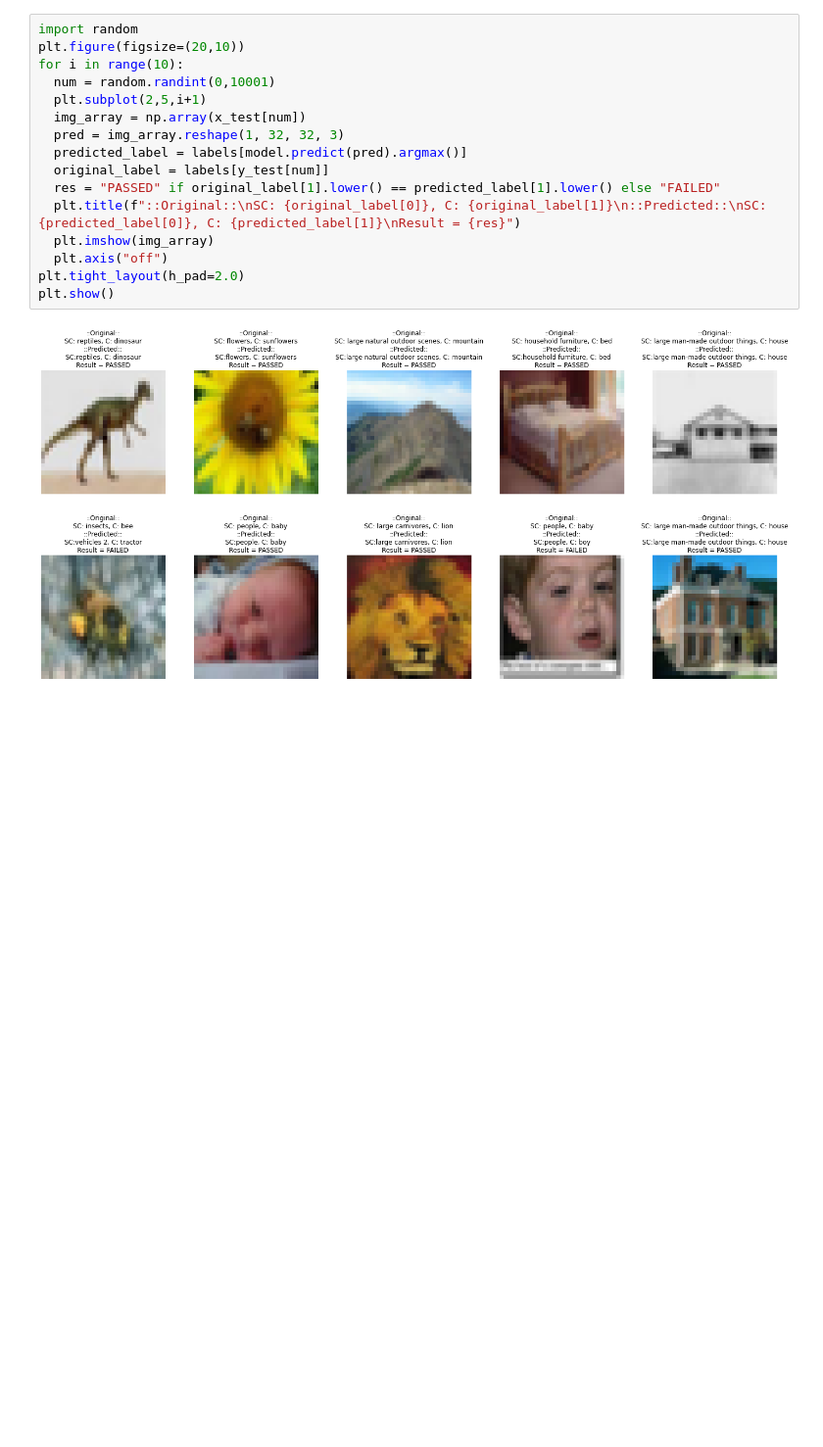
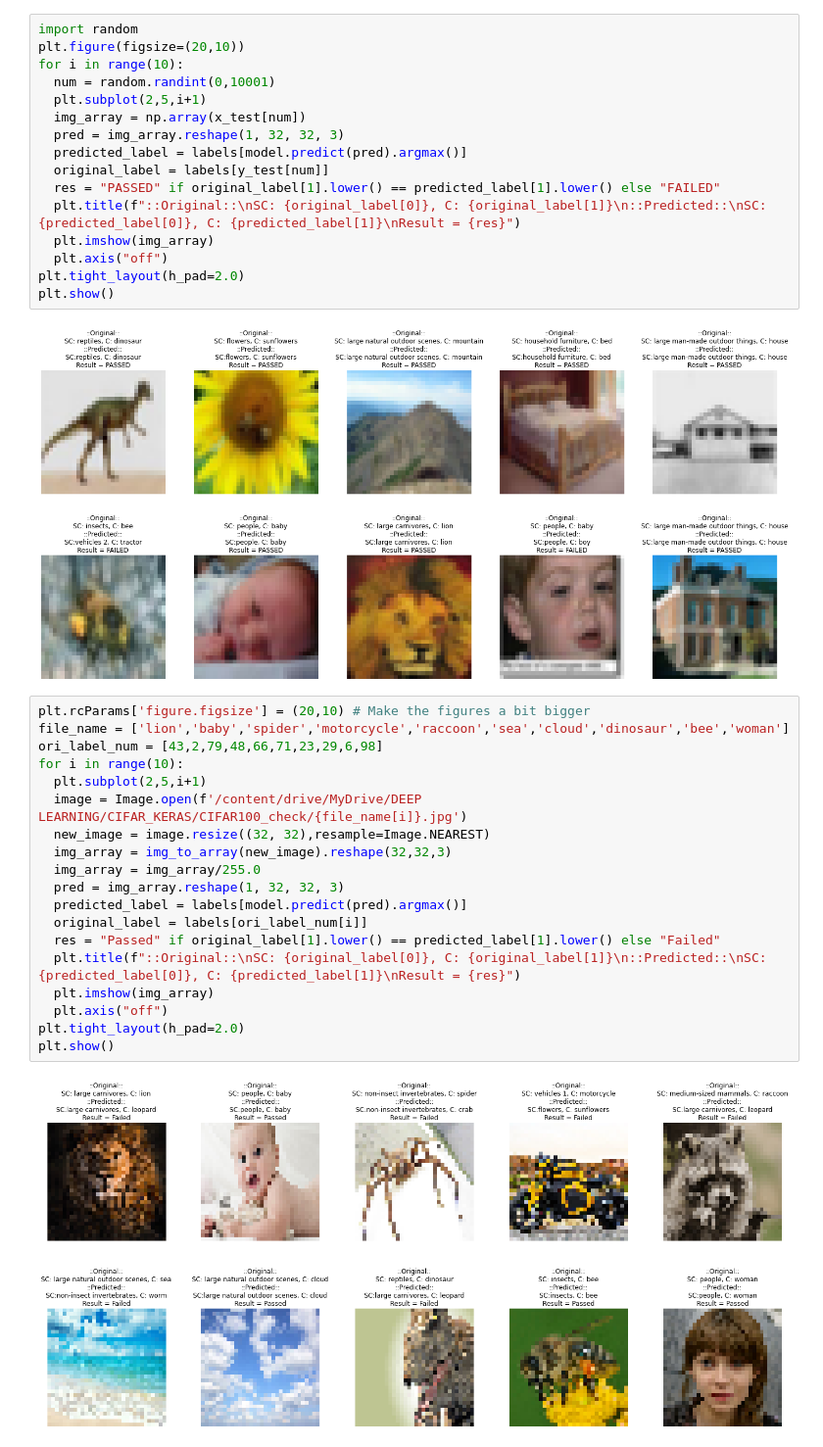
Before and after one commit to AniRony/CIFAR100_with_KERAS, a Jupyter notebook: CIFAR100_dataset.ipynb, the cells around one changed output. Shown at 98% size. Saved outputs shown, nothing was run; the diff lists cells and outputs as text; blank space fills up the shorter version.

```diff
--- a/CIFAR100_dataset.ipynb
+++ b/CIFAR100_dataset.ipynb
@@ -312,3 +316,24 @@ plt.tight_layout(h_pad=2.0)
 plt.show()
 # %% [output]
 [figure]
+# %%
+plt.rcParams['figure.figsize'] = (20,10) # Make the figures a bit bigger
+file_name = ['lion','baby','spider','motorcycle','raccoon','sea','cloud','dinosaur','bee','woman']
+ori_label_num = [43,2,79,48,66,71,23,29,6,98]
+for i in range(10):
+  plt.subplot(2,5,i+1)
+  image = Image.open(f'/content/drive/MyDrive/DEEP LEARNING/CIFAR_KERAS/CIFAR100_check/{file_name[i]}.jpg')
+  new_image = image.resize((32, 32),resample=Image.NEAREST)
+  img_array = img_to_array(new_image).reshape(32,32,3)
+  img_array = img_array/255.0
+  pred = img_array.reshape(1, 32, 32, 3)
+  predicted_label = labels[model.predict(pred).argmax()]
+  original_label = labels[ori_label_num[i]]
+  res = "Passed" if original_label[1].lower() == predicted_label[1].lower() else "Failed"
+  plt.title(f"::Original::\nSC: {original_label[0]}, C: {original_label[1]}\n::Predicted::\nSC:{predicted_label[0]}, C: {predicted_label[1]}\nResult = {res}")
+  plt.imshow(img_array)
+  plt.axis("off")
+plt.tight_layout(h_pad=2.0)
+plt.show()
+# %% [output]
+[figure, added]
```
Also changed, not shown: parts of 1 cell of this notebook.
